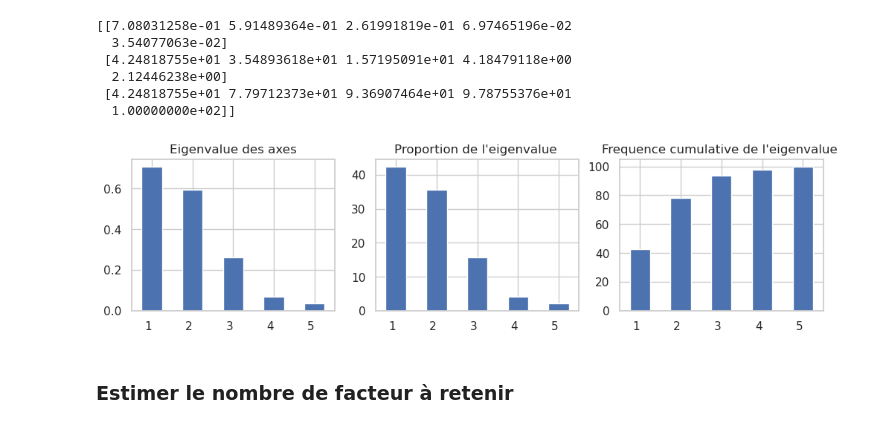
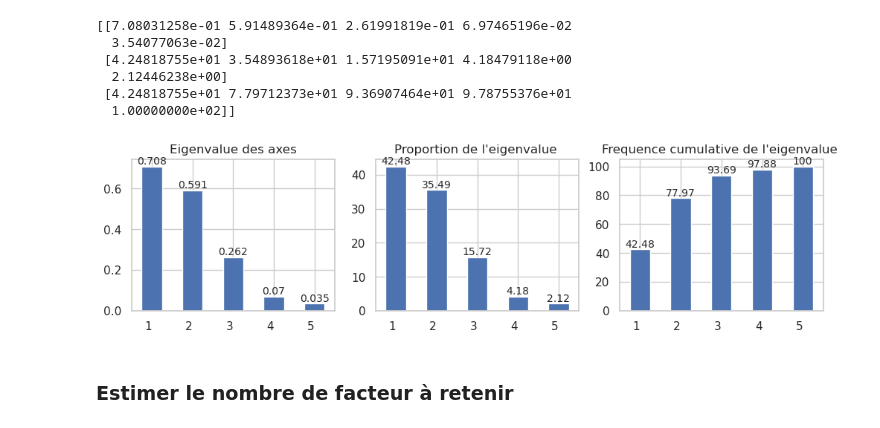
Before and after one commit to Sciences-historiques-numeriques/histoire_numerique_methodes, a Jupyter notebook: statistiques_descriptives/analyse_acm_manuels.ipynb, the cells around one changed output. Drawn from its saved outputs; the diff is of its cells as text; code cells hidden in the pictures.

```diff
--- a/statistiques_descriptives/analyse_acm_manuels.ipynb
+++ b/statistiques_descriptives/analyse_acm_manuels.ipynb
@@ -311,27 +311,34 @@ print(acm.eig_)
  [4.24818755e+01 7.79712373e+01 9.36907464e+01 9.78755376e+01
   1.00000000e+02]]
 # %%
-eig = pd.DataFrame(my_mca.eig_)
+eig = pd.DataFrame(acm.eig_)
 
-r1 = eig.iloc[0]
-r2 = eig.iloc[1]
-r3 = eig.iloc[2]
+r1 = round(eig.iloc[0],3)
+r2 = round(eig.iloc[1],2)
+r3 = round(eig.iloc[2],2)
 s=list(range(1,len(r1)+1))
 r1.index=s
 r2.index=s
 r3.index=s
 
 # https://www.statology.org/pandas-subplots/
 fig, axes = plt.subplots(nrows=1, ncols=3, figsize=(12,3))
 
-r1.plot(kind='bar', ax=axes[0], title='Eigenvalue des axes')
-r2.plot(kind='bar', ax=axes[1], title="Proportion de l'eigenvalue ")
-r3.plot(kind='bar', ax=axes[2], title="Frequence cumulative de l'eigenvalue ")
+ax1=r1.plot(kind='bar', ax=axes[0], title='Eigenvalue des axes')
+ax2=r2.plot(kind='bar', ax=axes[1], title="Proportion de l'eigenvalue ")
+ax3=r3.plot(kind='bar', ax=axes[2], title="Frequence cumulative de l'eigenvalue ")
+
+
+ax1.bar_label(ax1.containers[0], fontsize=10)
+ax2.bar_label(ax2.containers[0], fontsize=10)
+ax3.bar_label(ax3.containers[0], fontsize=10)
+
+
 # Met les valeurs xticks en vertical
 fig.autofmt_xdate(rotation=0)
 plt.show()
 # %% [output]
-[figure, old version]
+[figure, new version]
 # %% [markdown]
 ### Estimer le nombre de facteur à retenir
 # %%
```
Also changed, not shown: parts of 33 cells of this notebook, 1 other file.
